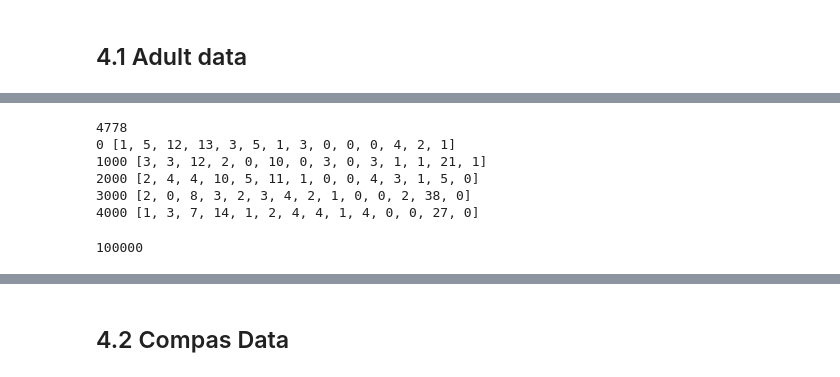
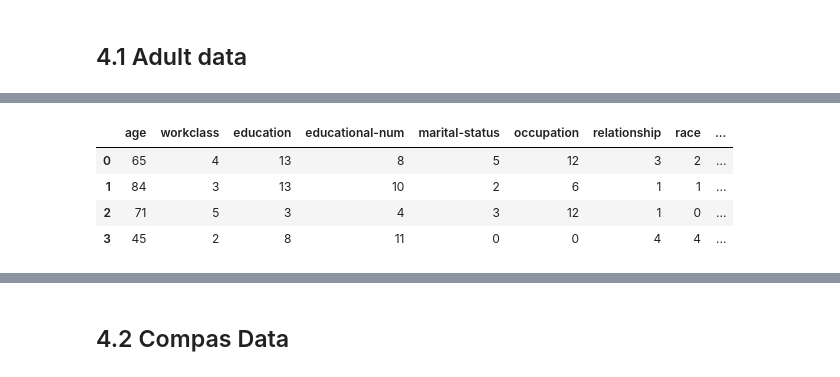
Before and after one commit to JinyangLi01/UnfairlyTreatedGroupDetection, a Jupyter notebook: Coding/DataPreprocessing/MakeDataset_0_20201125.ipynb, the cells around one changed output, grey strips where cells are left out. Drawn from its saved outputs; the diff is of its cells as text; code cells hidden in the pictures.

```diff
--- a/Coding/DataPreprocessing/MakeDataset_0_20201125.ipynb
+++ b/Coding/DataPreprocessing/MakeDataset_0_20201125.ipynb
@@ -251,16 +190,14 @@ def extendDataset(newsize, filepath, output_pre):
 # %%
-file_path = r"../../InputData/AdultDataset/CleanAdult2.csv"
-output_pre = r"../../InputData/AdultDataset/LargerDatasets/"
+file_path = r"../../InputData/AdultDataset/ForClassification/CleanAdult_numerical.csv"
+
+output_pre = r"../../InputData/AdultDataset/LargeDatasets_without_cat/"
 extendDataset(50000, file_path, output_pre)
-# %% [output]
-4778
-0 [1, 5, 12, 13, 3, 5, 1, 3, 0, 0, 0, 4, 2, 1]
-1000 [3, 3, 12, 2, 0, 10, 0, 3, 0, 3, 1, 1, 21, 1]
-2000 [2, 4, 4, 10, 5, 11, 1, 0, 0, 4, 3, 1, 5, 0]
-3000 [2, 0, 8, 3, 2, 3, 4, 2, 1, 0, 0, 2, 38, 0]
-4000 [1, 3, 7, 14, 1, 2, 4, 4, 1, 4, 0, 0, 27, 0]
 # %%
-f = pd.read_csv( r"../../InputData/AdultDataset/LargerDatasets/100000.csv")
-print(len(f))
+f = pd.read_csv(r"../../InputData/AdultDataset/LargeDatasets_without_cat/80000_mis.csv")
+f[:4]
 # %% [output]
-100000
+|  | age | workclass | education | educational-num | marital-status | occupation | relationship | race | ... |
+| 0 | 65 | 4 | 13 | 8 | 5 | 12 | 3 | 2 | ... |
+| 1 | 84 | 3 | 13 | 10 | 2 | 6 | 1 | 1 | ... |
+| 2 | 71 | 5 | 3 | 4 | 3 | 12 | 1 | 0 | ... |
+| 3 | 45 | 2 | 8 | 11 | 0 | 0 | 4 | 4 | ... |
```
Also changed, not shown: parts of 22 cells of this notebook, 45 other files.
